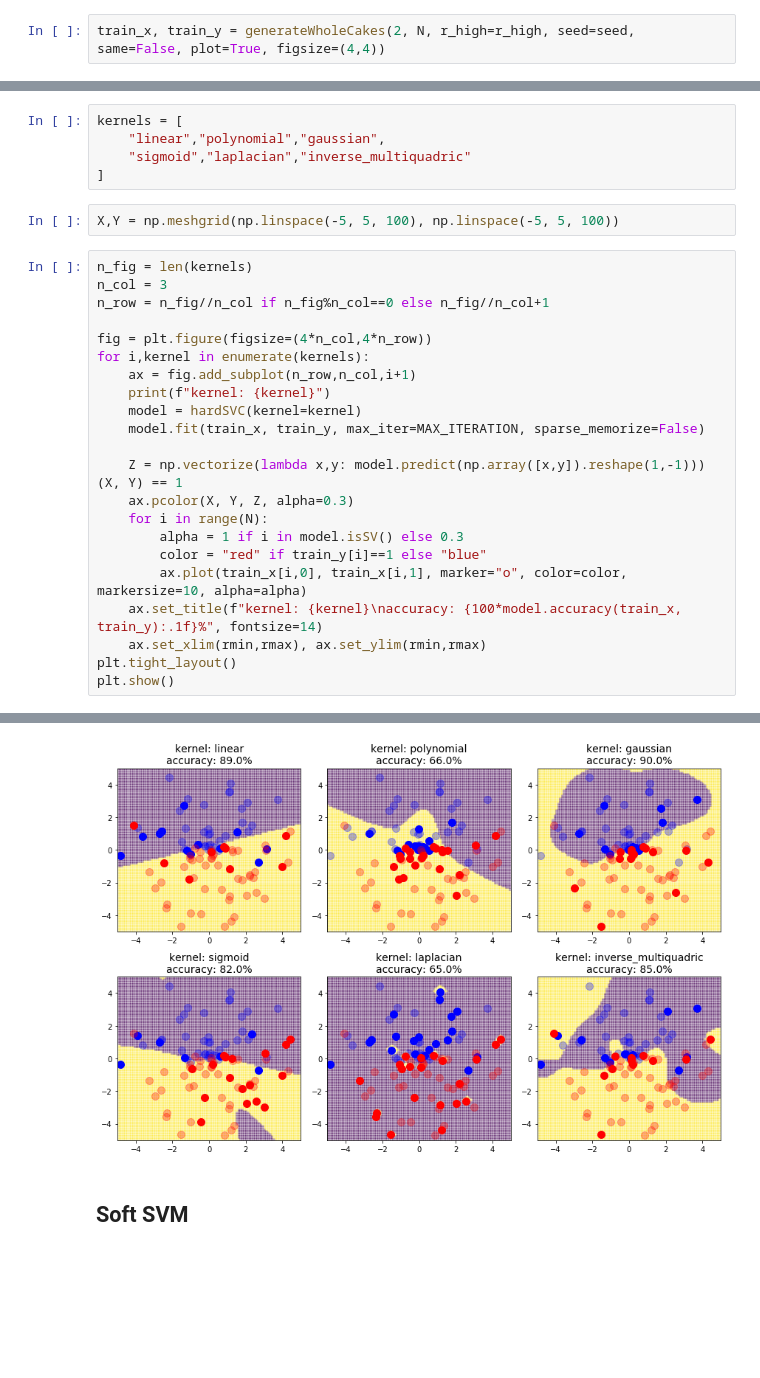
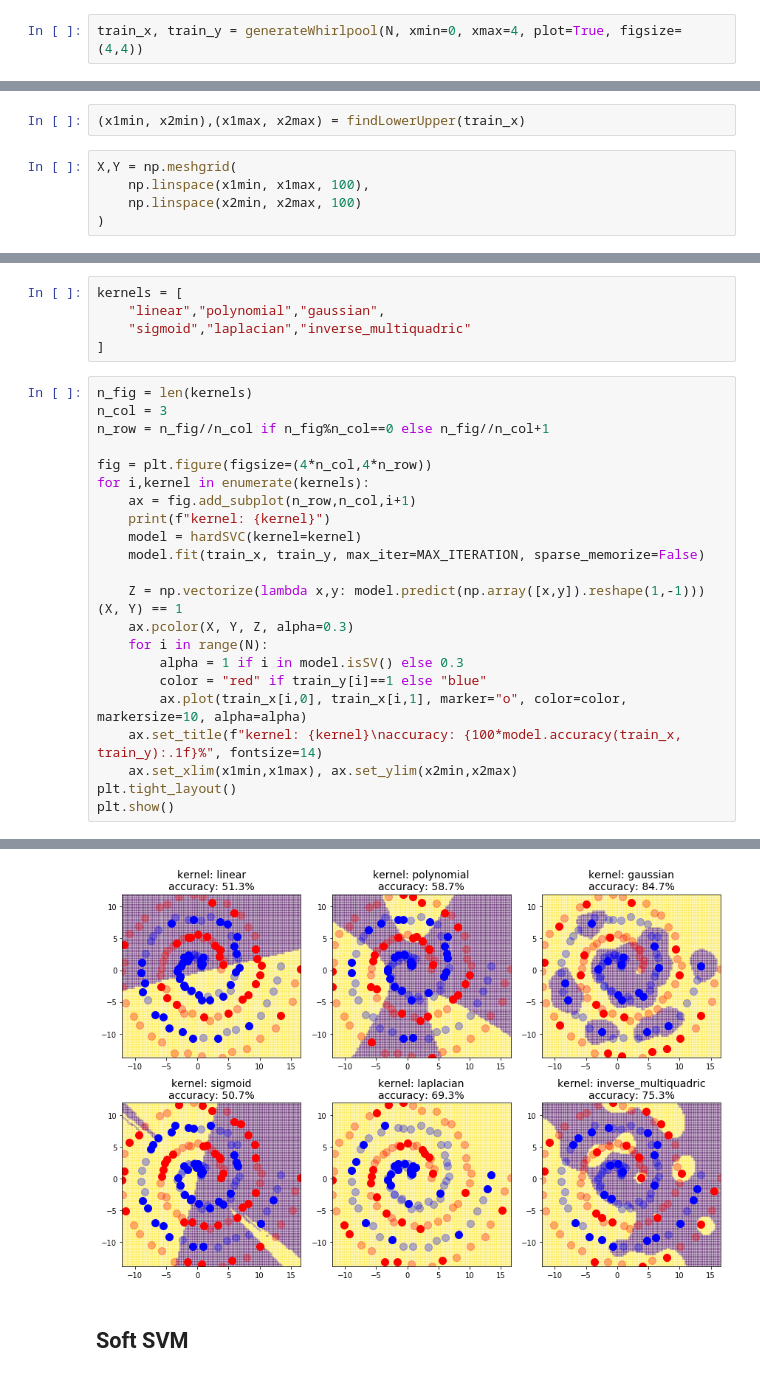
Before and after one commit to iwasakishuto/Kerasy, a Jupyter notebook: examples/svm.ipynb, the cells around one changed output, grey strips where cells are left out. Drawn from its saved outputs; the diff is of its cells as text; blank space fills up the shorter version.

```diff
--- a/examples/svm.ipynb
+++ b/examples/svm.ipynb
@@ -16,3 +17,3 @@ from kerasy.ML.svm import BaseSVM
 # %%
-train_x, train_y = generateWholeCakes(2, N, r_high=r_high, seed=seed, same=False, plot=True, figsize=(4,4))
+train_x, train_y = generateWhirlpool(N, xmin=0, xmax=4, plot=True, figsize=(4,4))
 # %% [output]
@@ -22,6 +23,13 @@ train_y = BaseSVM.formatting_y(train_y)
 # %% [output]
 Convert 0 to -1 to suit for the SVM train data format.
 Convert 1 to  1 to suit for the SVM train data format.
+# %%
+(x1min, x2min),(x1max, x2max) = findLowerUpper(train_x)
+# %%
+X,Y = np.meshgrid(
+    np.linspace(x1min, x1max, 100),
+    np.linspace(x2min, x2max, 100)
+)
 # %% [markdown]
 ## hard SVM
 # %%
@@ -31,8 +39,6 @@ kernels = [
     "linear","polynomial","gaussian",
     "sigmoid","laplacian","inverse_multiquadric"
 ]
-# %%
-X,Y = np.meshgrid(np.linspace(-5, 5, 100), np.linspace(-5, 5, 100))
 # %%
 n_fig = len(kernels)
 n_col = 3
@@ -52,7 +58,7 @@ for i,kernel in enumerate(kernels):
         color = "red" if train_y[i]==1 else "blue"
         ax.plot(train_x[i,0], train_x[i,1], marker="o", color=color, markersize=10, alpha=alpha)
     ax.set_title(f"kernel: {kernel}\naccuracy: {100*model.accuracy(train_x, train_y):.1f}%", fontsize=14)
-    ax.set_xlim(rmin,rmax), ax.set_ylim(rmin,rmax)
+    ax.set_xlim(x1min,x1max), ax.set_ylim(x2min,x2max)
 plt.tight_layout()
 plt.show()
 # %% [output]
@@ -71,4 +77,4 @@ kernel: inverse_multiquadric
-[figure, old version]
+[figure, new version]
 # %% [markdown]
 ## Soft SVM
 # %%
```
Also changed, not shown: parts of 17 cells of this notebook, 14 other files.
